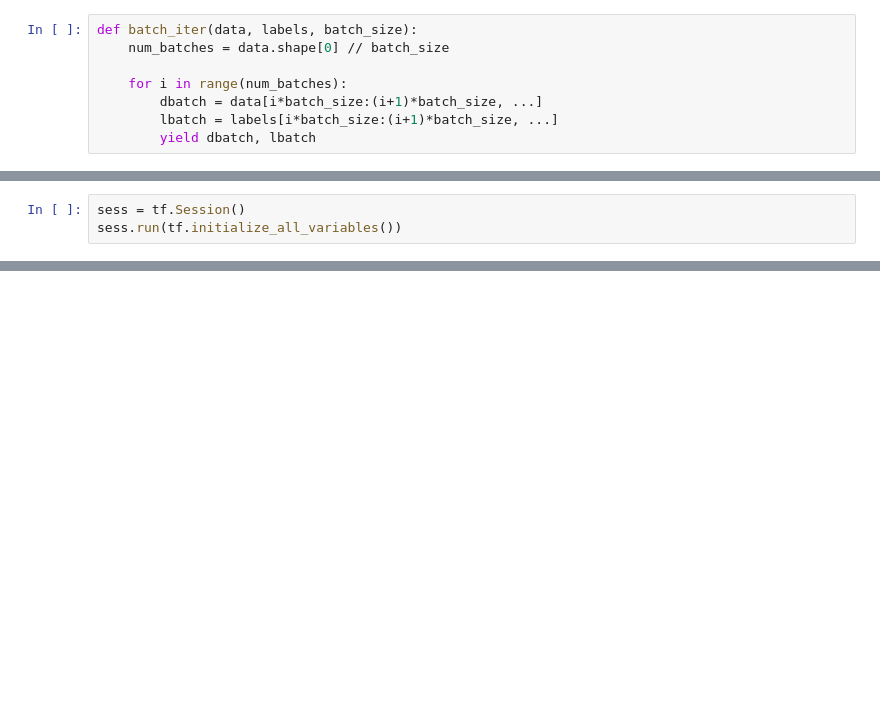
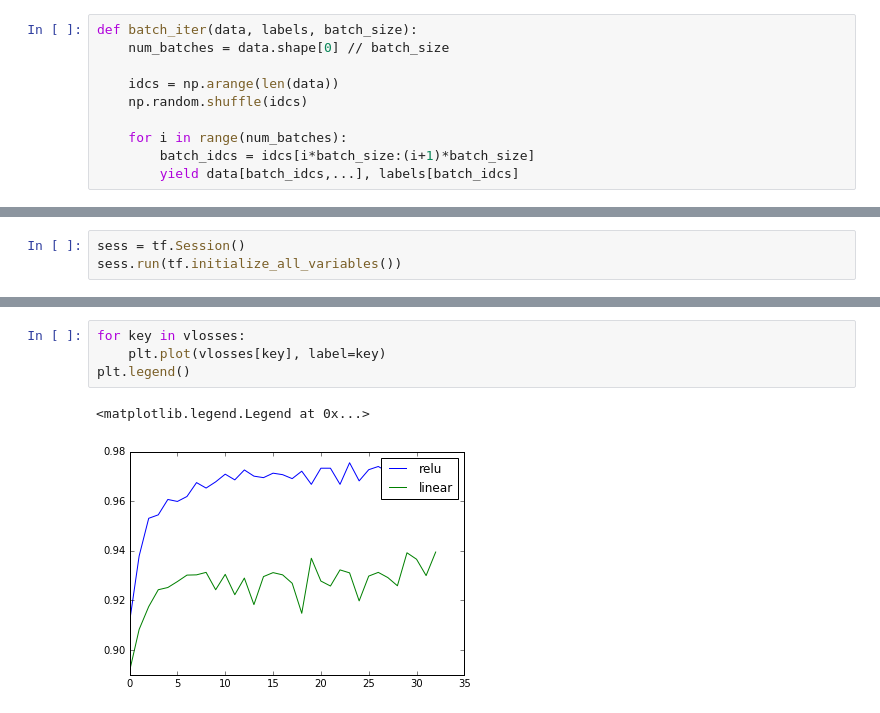
Before and after one commit to PFCM/odds-and-ends, a Jupyter notebook: deep.ipynb, the cells around one changed output, grey strips where cells are left out. Drawn from its saved outputs; the diff is of its cells as text; blank space fills up the shorter version.

```diff
--- a/deep.ipynb
+++ b/deep.ipynb
@@ -40,10 +41,12 @@ def deep_ff_net(input_var, depth, width, num_outputs, nonlinearity=tf.nn.relu):
 def batch_iter(data, labels, batch_size):
     num_batches = data.shape[0] // batch_size
 
+    idcs = np.arange(len(data))
+    np.random.shuffle(idcs)
+
     for i in range(num_batches):
-        dbatch = data[i*batch_size:(i+1)*batch_size, ...]
-        lbatch = labels[i*batch_size:(i+1)*batch_size, ...]
-        yield dbatch, lbatch
+        batch_idcs = idcs[i*batch_size:(i+1)*batch_size]
+        yield data[batch_idcs,...], labels[batch_idcs]
 # %%
 tf.reset_default_graph()
 
@@ -92,0 +142,7 @@ plt.plot(losses)
+# %%
+for key in vlosses:
+    plt.plot(vlosses[key], label=key)
+plt.legend()
+# %% [output]
+<matplotlib.legend.Legend at 0x...>
+[figure, added]
```
Also changed, not shown: parts of 8 cells of this notebook.
